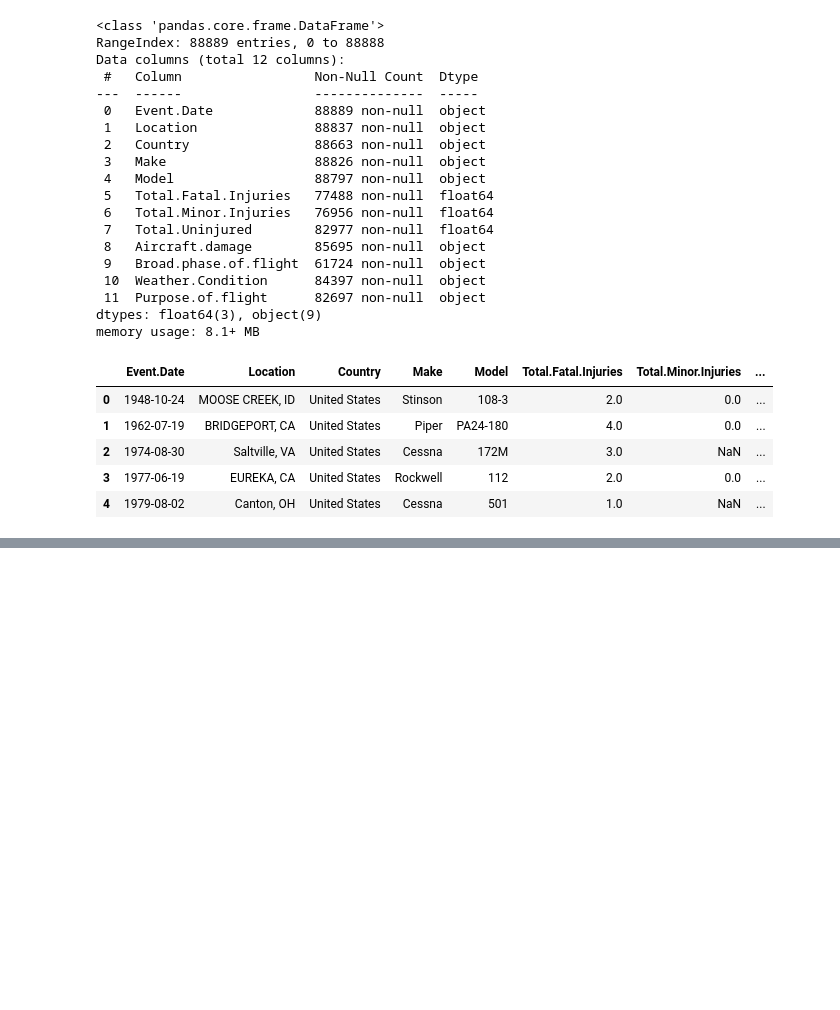
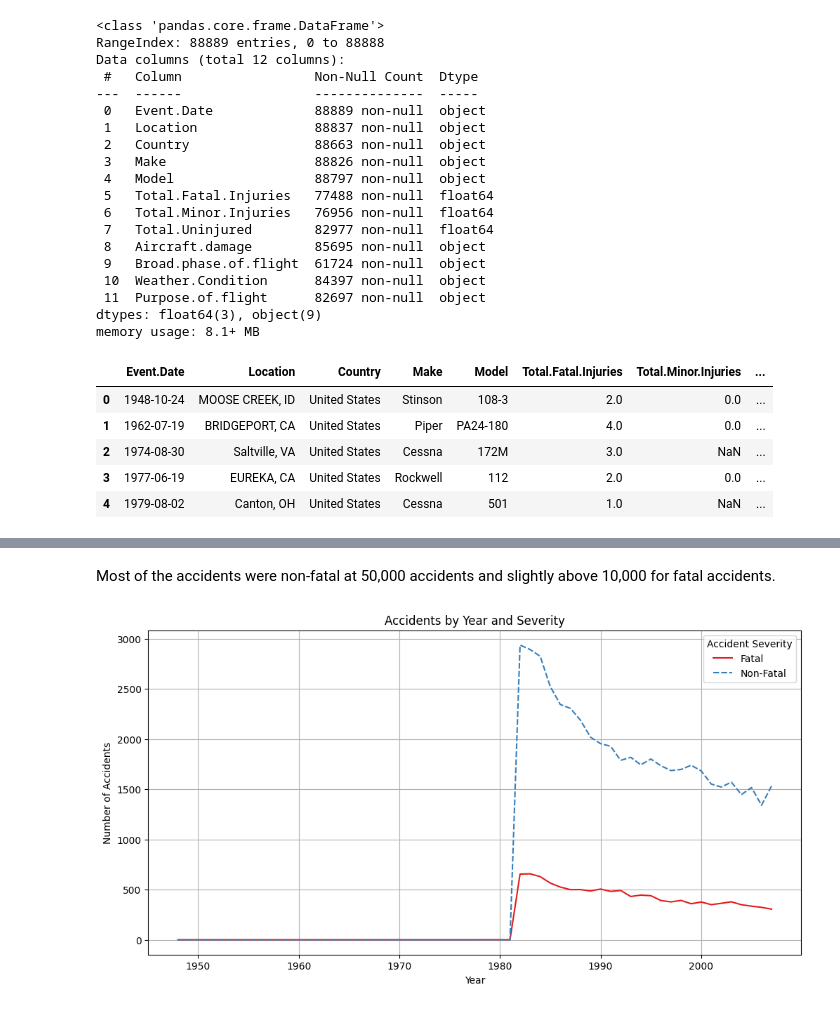
Before and after one commit to Amoitw/Aircraft_Accidents_Analysis_Project, a Jupyter notebook: Aircraft_Accidents_Analysis.ipynb, the cells around one changed output, grey strips where cells are left out. Drawn from its saved outputs; the diff is of its cells as text; code cells hidden in the pictures; blank space fills up the shorter version.

```diff
--- a/Aircraft_Accidents_Analysis.ipynb
+++ b/Aircraft_Accidents_Analysis.ipynb
@@ -221,0 +401,17 @@ Aviation_Analysisdf['Country'].fillna('Unknown', inplace=True)
+# %% [markdown]
+Most of the accidents were non-fatal at 50,000 accidents and slightly above 10,000 for fatal accidents.
+# %%
+# grouping year and accident severity
+accidents_by_year_severity = Aviation_Analysisdf.groupby(['Year', 'Accident_sevierity']).size().unstack(fill_value=0)
+#plotting the number of accidents by year and severity
+plt.figure(figsize=(12, 6))
+sns.lineplot(data=accidents_by_year_severity, palette='Set1')
+plt.title('Accidents by Year and Severity')
+plt.xlabel('Year')
+plt.ylabel('Number of Accidents')
+plt.legend(title='Accident Severity')
+plt.grid()
+plt.savefig('accidents_by_year_severity.png', bbox_inches='tight')
+plt.show()
+# %% [output]
+[figure, added]
```
Also changed, not shown: parts of 36 cells of this notebook, 9 other files.
